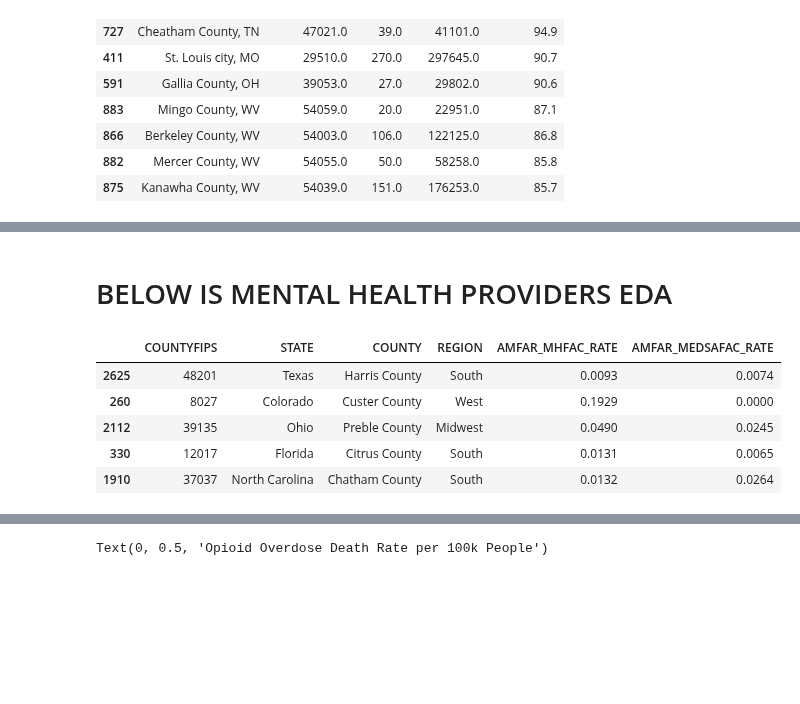
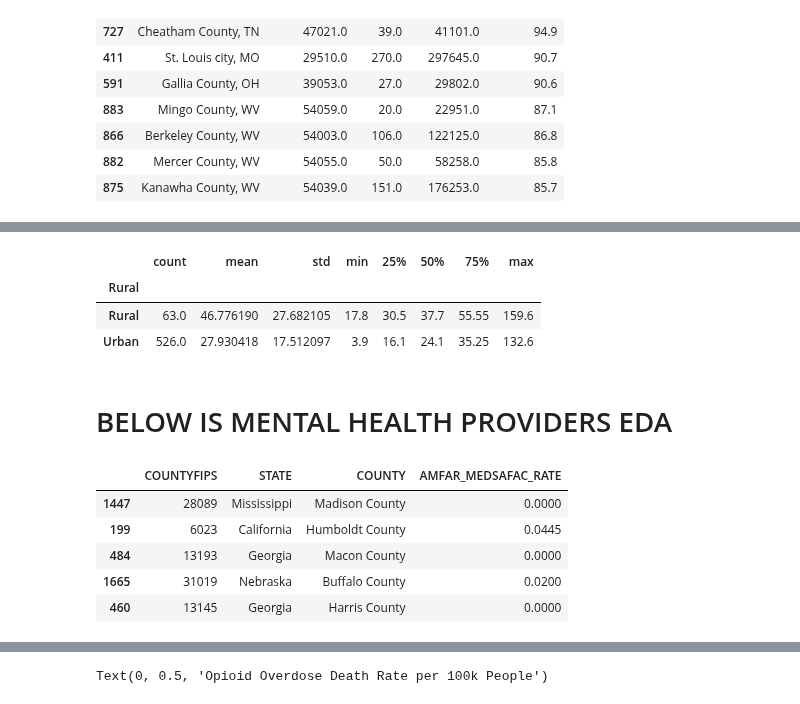
Before and after one commit to Ludougan123234/624-project, a Jupyter notebook: jessica_final.ipynb, the cells around one changed output, grey strips where cells are left out. Drawn from its saved outputs; the diff is of its cells as text; code cells hidden in the pictures; blank space fills up the shorter version.

```diff
--- a/jessica_final.ipynb
+++ b/jessica_final.ipynb
@@ -74,2 +113,10 @@ AttributeError: 'DataFrame' object has no attribute 'drop_na'
+# %%
+# descriptive statistics for opioid death rate by rural/urban county
+rucc_death_df.groupby('Rural')['Crude Rate'].describe()
+# %% [output]
+|  | count | mean | std | min | 25% | 50% | 75% | max |
+| Rural |  |  |  |  |  |  |  |  |
+| Rural | 63.0 | 46.776190 | 27.682105 | 17.8 | 30.5 | 37.7 | 55.55 | 159.6 |
+| Urban | 526.0 | 27.930418 | 17.512097 | 3.9 | 16.1 | 24.1 | 35.25 | 132.6 |
 # %% [markdown]
 # BELOW IS MENTAL HEALTH PROVIDERS EDA
@@ -78,13 +123,14 @@ sdoh_df = pd.read_excel("./data/SDOH_2020_COUNTY_1_0.xlsx", sheet_name="Data")
 # %%
-mental_health_df = sdoh_df[['COUNTYFIPS', 'STATE', 'COUNTY', 'REGION', 'AMFAR_MHFAC_RATE', 'AMFAR_MEDSAFAC_RATE']]
+mental_health_df = sdoh_df[['COUNTYFIPS', 'STATE', 'COUNTY',
+                            'AMFAR_MEDSAFAC_RATE']]
 mental_health_df.sample(5)
 # %% [output]
-|  | COUNTYFIPS | STATE | COUNTY | REGION | AMFAR_MHFAC_RATE | AMFAR_MEDSAFAC_RATE |
-| 2625 | 48201 | Texas | Harris County | South | 0.0093 | 0.0074 |
-| 260 | 8027 | Colorado | Custer County | West | 0.1929 | 0.0000 |
-| 2112 | 39135 | Ohio | Preble County | Midwest | 0.0490 | 0.0245 |
-| 330 | 12017 | Florida | Citrus County | South | 0.0131 | 0.0065 |
-| 1910 | 37037 | North Carolina | Chatham County | South | 0.0132 | 0.0264 |
+|  | COUNTYFIPS | STATE | COUNTY | AMFAR_MEDSAFAC_RATE |
+| 1447 | 28089 | Mississippi | Madison County | 0.0000 |
+| 199 | 6023 | California | Humboldt County | 0.0445 |
+| 484 | 13193 | Georgia | Macon County | 0.0000 |
+| 1665 | 31019 | Nebraska | Buffalo County | 0.0200 |
+| 460 | 13145 | Georgia | Harris County | 0.0000 |
 # %%
 mental_health_df.isnull().sum()
 # %% [output]
```
Also changed, not shown: parts of 24 cells of this notebook.
